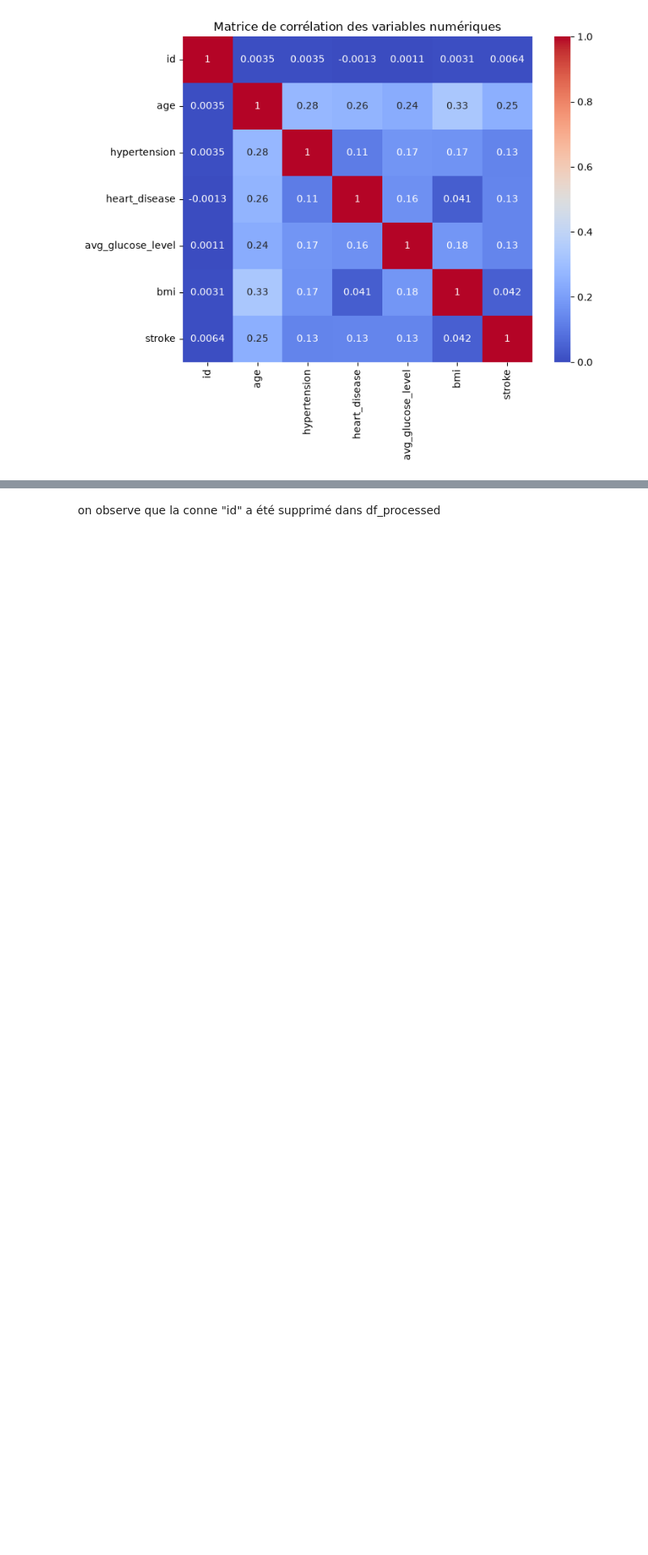
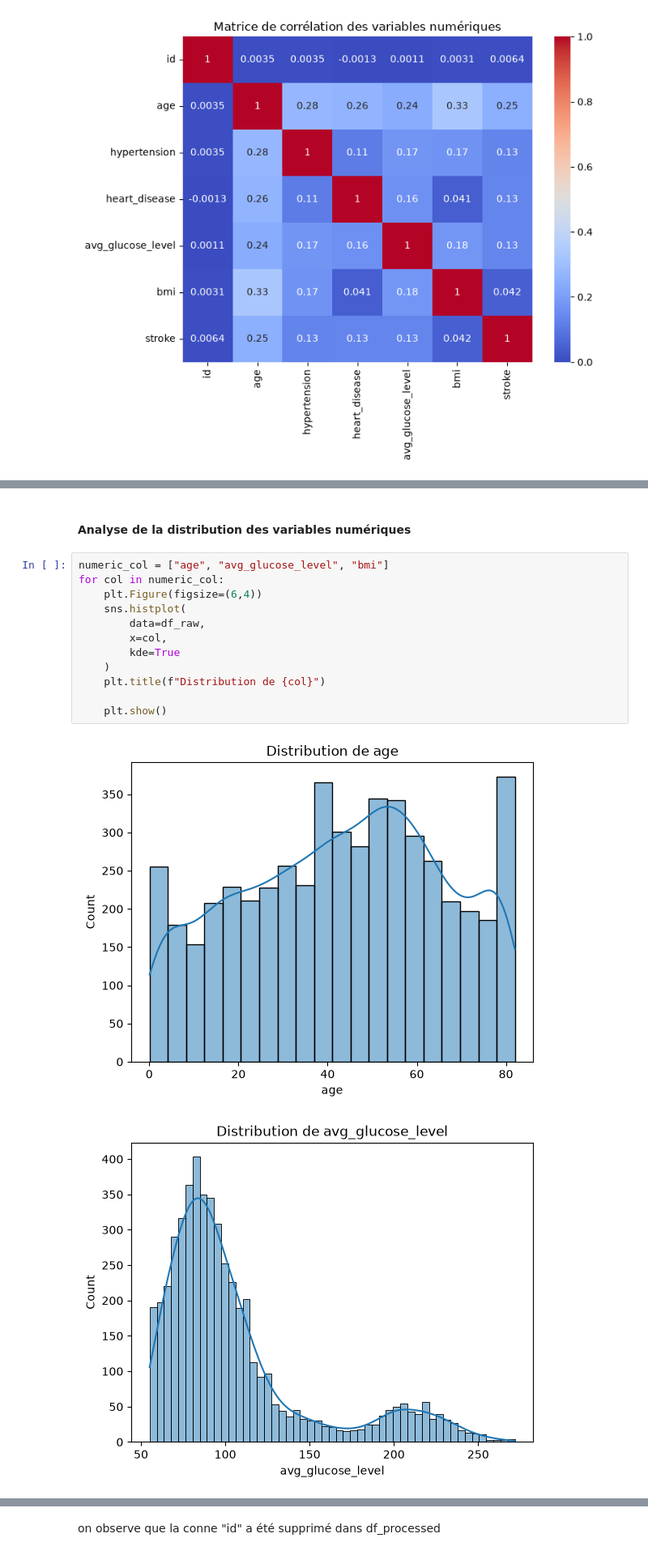
Before and after one commit to Audrey-Djomi/Pr-diction-du-risque-d-AVC-par-Machine-Learning, a Jupyter notebook: notebooks/01_data_exploration.ipynb, the cells around one changed output, grey strips where cells are left out. Shown at 81% size. Drawn from its saved outputs; the diff is of its cells as text; blank space fills up the shorter version.

Commit message:
comprendre la distribution des variables

```diff
--- a/notebooks/01_data_exploration.ipynb
+++ b/notebooks/01_data_exploration.ipynb
@@ -268,0 +271,17 @@ plt.show()
+# %% [markdown]
+#### Analyse de la distribution des variables numériques
+# %%
+numeric_col = ["age", "avg_glucose_level", "bmi"]
+for col in numeric_col:
+    plt.Figure(figsize=(6,4))
+    sns.histplot(
+        data=df_raw,
+        x=col,
+        kde=True
+    )
+    plt.title(f"Distribution de {col}")
+
+    plt.show()
+# %% [output]
+[figure, added]
+[figure, added]
```
Also changed, not shown: parts of 6 cells of this notebook.
